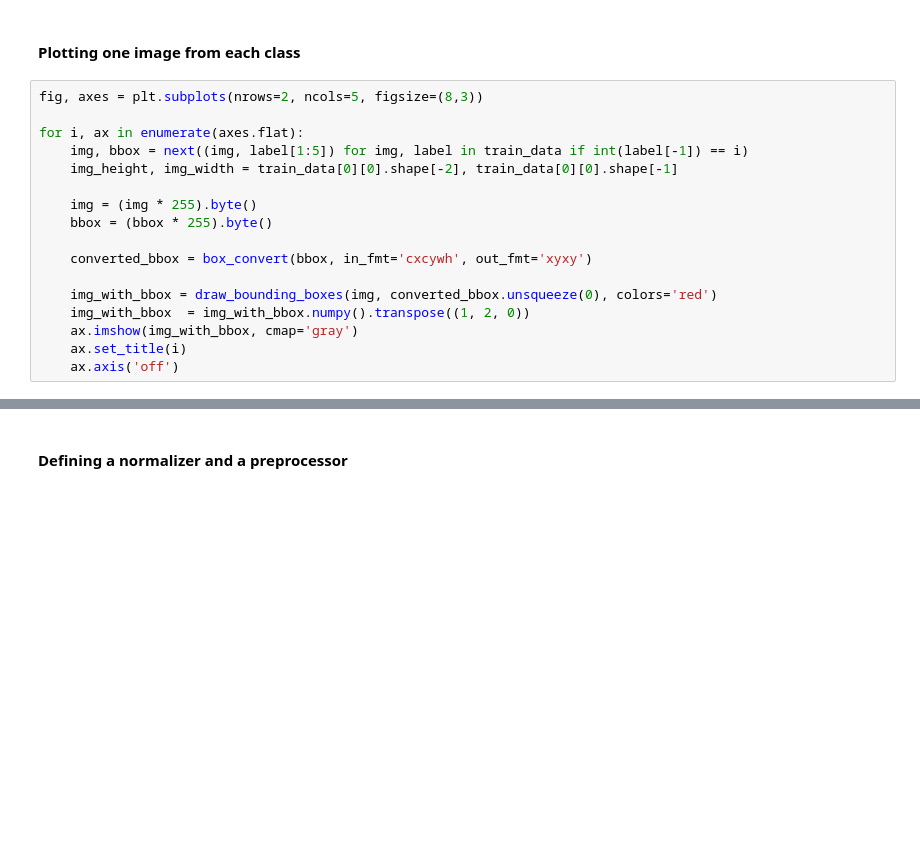
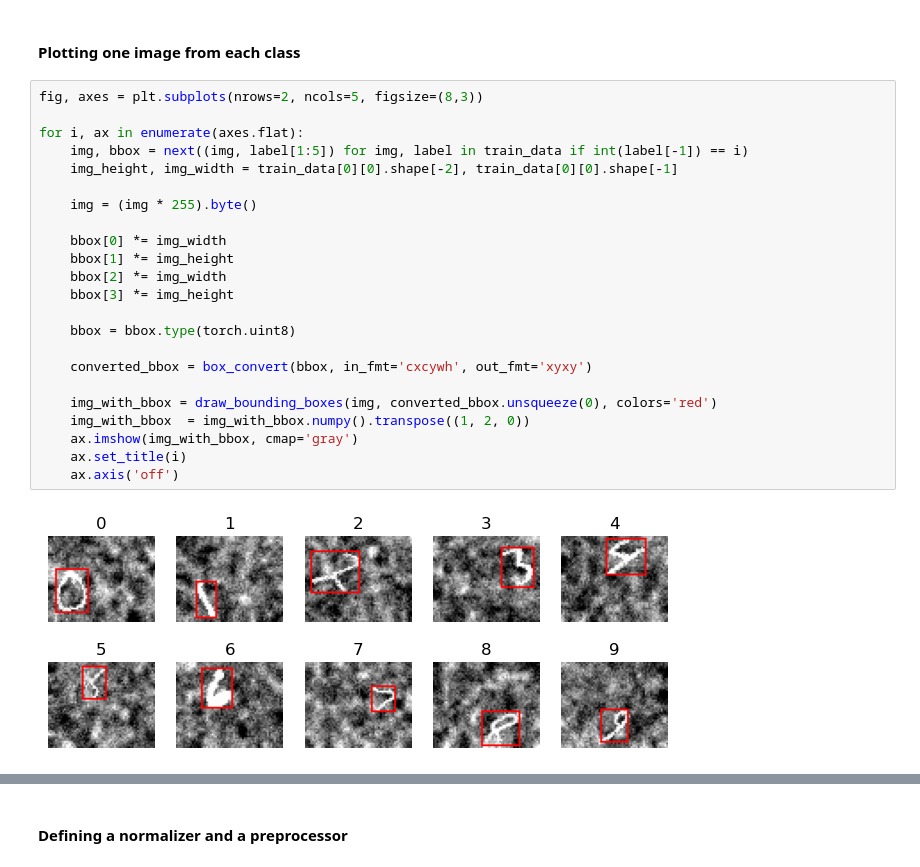
Before and after one commit to auroraingebrigtsen/Project2_265, a Jupyter notebook: project2.ipynb, the cells around one changed output, grey strips where cells are left out. Cells and saved outputs as stored; diff of their text form; blank space fills up the shorter version.

Commit message:
plot bounding box

```diff
--- a/project2.ipynb
+++ b/project2.ipynb
@@ -63,19 +98,27 @@ first_img.shape
 # %%
 fig, axes = plt.subplots(nrows=2, ncols=5, figsize=(8,3))
 
 for i, ax in enumerate(axes.flat):
     img, bbox = next((img, label[1:5]) for img, label in train_data if int(label[-1]) == i)
     img_height, img_width = train_data[0][0].shape[-2], train_data[0][0].shape[-1]
 
     img = (img * 255).byte()
-    bbox = (bbox * 255).byte()
+
+    bbox[0] *= img_width
+    bbox[1] *= img_height
+    bbox[2] *= img_width
+    bbox[3] *= img_height
+
+    bbox = bbox.type(torch.uint8)
 
     converted_bbox = box_convert(bbox, in_fmt='cxcywh', out_fmt='xyxy')
 
     img_with_bbox = draw_bounding_boxes(img, converted_bbox.unsqueeze(0), colors='red')
     img_with_bbox  = img_with_bbox.numpy().transpose((1, 2, 0))
     ax.imshow(img_with_bbox, cmap='gray')
     ax.set_title(i)
     ax.axis('off')
+# %% [output]
+[figure, added]
 # %%
 def plot_class(data:torch.tensor, class_label:int, start_idx:int=0) -> None:
```
Also changed, not shown: parts of 7 cells of this notebook.
